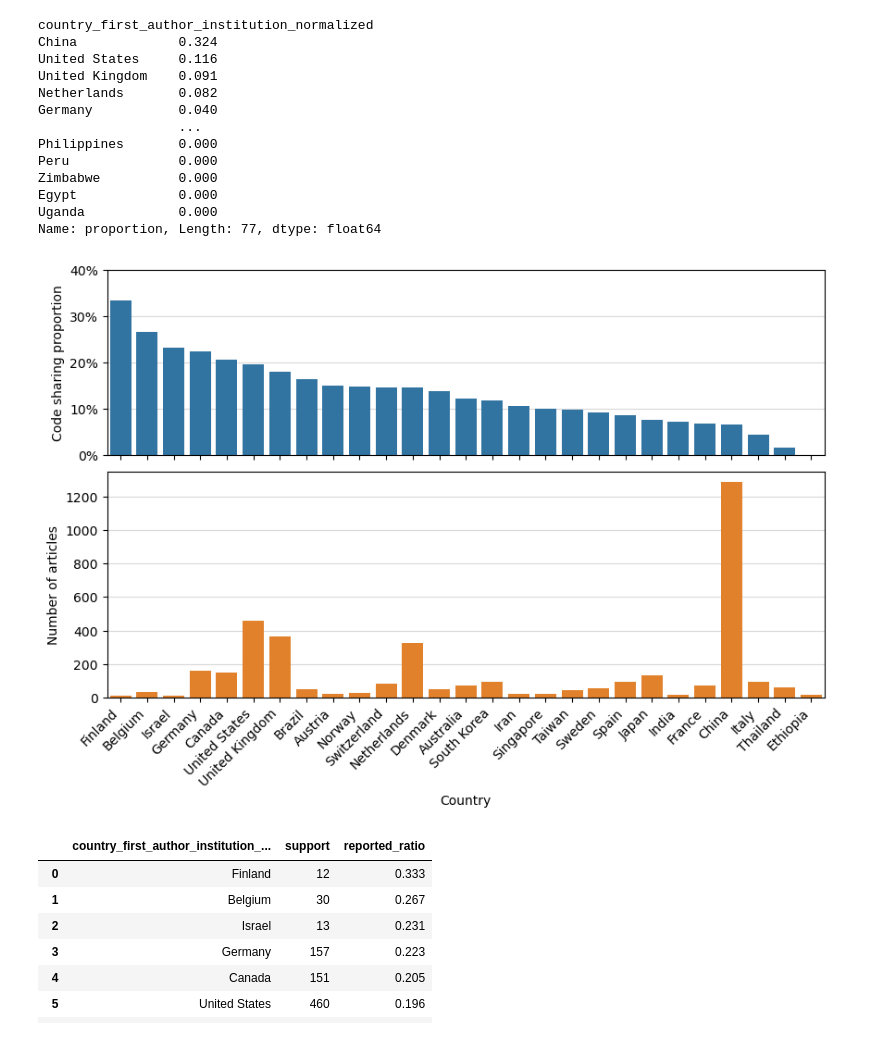
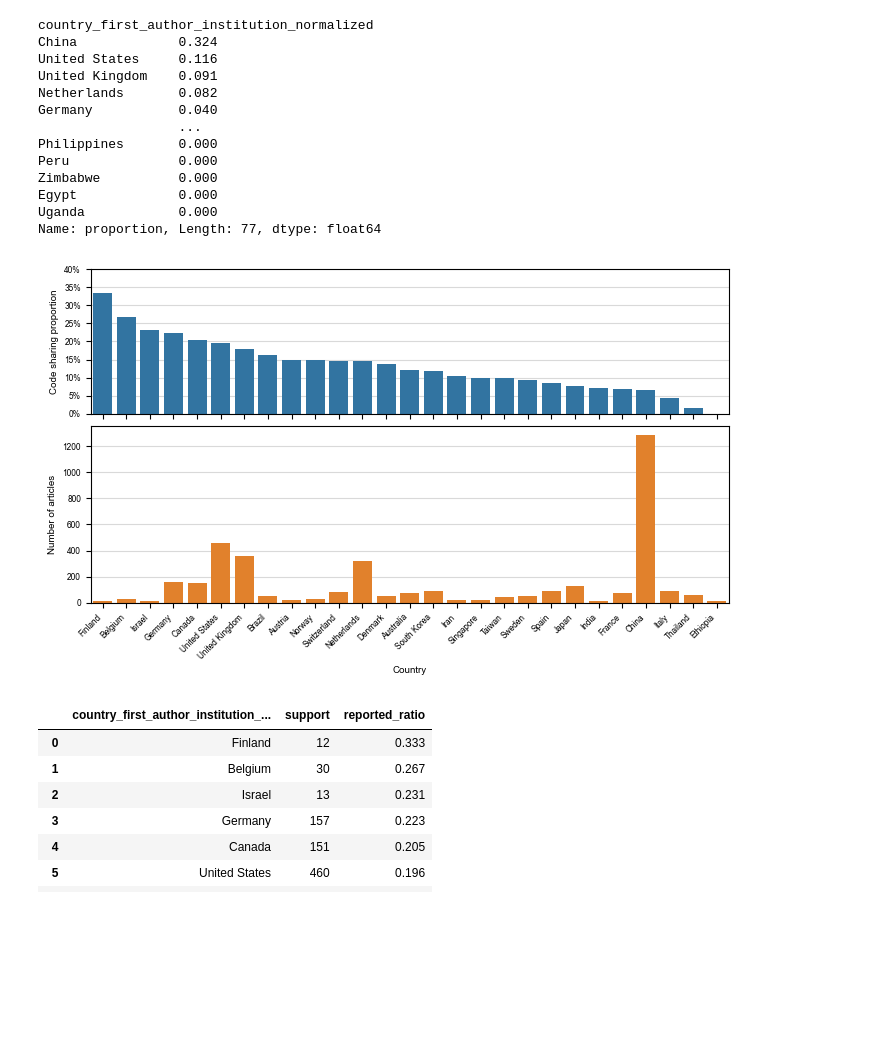
Before and after one commit to thomas-sounack/TRIPOD-Code, a Jupyter notebook: notebooks/04_final_analysis.ipynb, the cells around one changed output. Drawn from its saved outputs; the diff is of its cells as text; code cells hidden in the pictures; blank space fills up the shorter version.

Commit message:
updated figures according to journal guidance

```diff
--- a/notebooks/04_final_analysis.ipynb
+++ b/notebooks/04_final_analysis.ipynb
@@ -452,6 +452,15 @@ summary = summary.sort_values(
 
 countries = summary[country_col].tolist()
 
+# Nature Medicine requirements
+plt.rcParams.update({
+    "font.family": "Arial",
+    "font.size": 7,
+    "axes.labelsize": 7,
+    "xtick.labelsize": 6,
+    "ytick.labelsize": 6,
+})
+
 # ----------------------------
 # Colors: same Seaborn deep palette as other figure
 # ----------------------------
@@ -462,9 +471,13 @@ color_support = deep[1]
 # ----------------------------
 # Two-panel figure
 # ----------------------------
+
+# Nature Medicine requires 180mm width
+MM = 1 / 25.4
+
 fig, axes = plt.subplots(
     2, 1,
-    figsize=(10, 6),
+    figsize=(180 * MM, 110 * MM),
     sharex=True,
     gridspec_kw={"height_ratios": [0.45, 0.55], "hspace": 0.08}
 )
@@ -494,36 +507,43 @@ sns.barplot(
 # ----------------------------
 # Formatting
 # ----------------------------
 ax1.set_ylabel("Code sharing proportion")
 ax2.set_ylabel("Number of articles")
 ax2.set_xlabel("Country")
 
 ax1.set_ylim(0, 0.4)
 ax1.yaxis.set_major_formatter(plt.FuncFormatter(lambda y, _: f"{y:.0%}"))
 
 # Rotate x tick labels only on bottom panel
 ax2.tick_params(axis="x", rotation=45)
 for label in ax2.get_xticklabels():
     label.set_horizontalalignment("right")
 
 # Clean white background + horizontal gridlines
 for ax in axes:
     # ax.set_facecolor("white")
     ax.set_axisbelow(True)
     ax.yaxis.grid(True, which="major", color="0.85", linestyle="-", linewidth=0.8)
     ax.xaxis.grid(False)
     for spine in ax.spines.values():
         spine.set_visible(True)
 
 # Remove duplicate x label clutter on top panel
 ax1.set_xlabel("")
 ax1.tick_params(axis="x", labelbottom=False)
 
-plt.tight_layout()
-plt.savefig("../figures/figure4_code_sharing_countries.png", dpi=300, bbox_inches="tight")
+fig.subplots_adjust(
+    left=0.08,
+    right=0.98,
+    top=0.96,
+    bottom=0.19,
+)
+
+plt.savefig("../figures/figure3_code_sharing_countries.png", dpi=300)
+plt.savefig("../figures/figure3_code_sharing_countries.pdf", format="pdf")
 plt.show()
 # %% [output]
-[figure, old version]
+[figure, new version]
 # %%
 summary.round(3)
 # %% [output]
```
Also changed, not shown: parts of 9 cells of this notebook, 21 other files.
